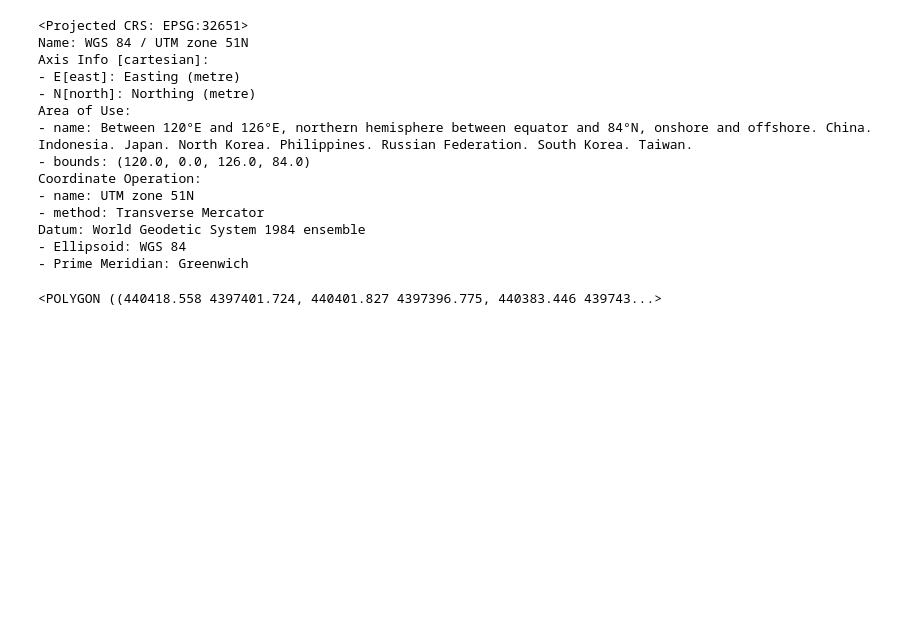
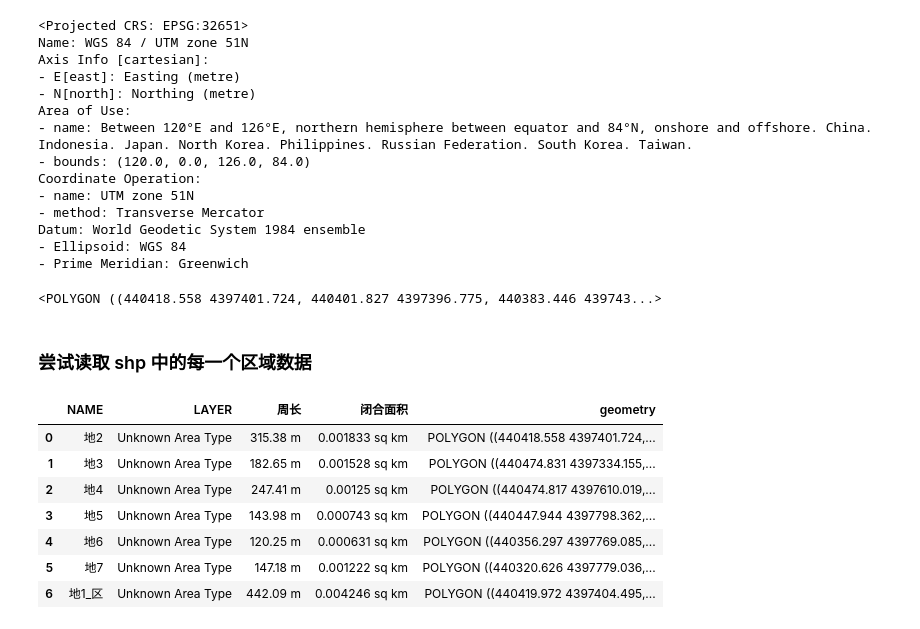
Before and after one commit to Teayyyy/CPP_on_Mountainous_Hilly_Field, a Jupyter notebook: Scratch/test_Load_Shp/test_load_shp.ipynb, the cells around one changed output. Cells and saved outputs as stored; diff of their text form; code cells hidden in the pictures; blank space fills up the shorter version.

Commit message:
updating, did some test including calculating minimum_rotated_rectangle, and how to extract one polygon from geopandas, and make it a new geopandas by add .crs info in it

```diff
--- a/Scratch/test_Load_Shp/test_load_shp.ipynb
+++ b/Scratch/test_Load_Shp/test_load_shp.ipynb
@@ -88,3 +88,18 @@ Datum: World Geodetic System 1984 ensemble
 all_shp2.geometry[0]
 # %% [output]
 <POLYGON ((440418.558 4397401.724, 440401.827 4397396.775, 440383.446 439743...>
+# %% [markdown]
+### 尝试读取 shp 中的每一个区域数据
+# %%
+shp_path = 'shp_file/村1地_全区.shp'
+shp_df = gpd.read_file(shp_path)
+shp_df
+# %% [output]
+|  | NAME | LAYER | 周长 | 闭合面积 | geometry |
+| 0 | 地2 | Unknown Area Type | 315.38 m | 0.001833 sq km | POLYGON ((440418.558 4397401.724,... |
+| 1 | 地3 | Unknown Area Type | 182.65 m | 0.001528 sq km | POLYGON ((440474.831 4397334.155,... |
+| 2 | 地4 | Unknown Area Type | 247.41 m | 0.00125 sq km | POLYGON ((440474.817 4397610.019,... |
+| 3 | 地5 | Unknown Area Type | 143.98 m | 0.000743 sq km | POLYGON ((440447.944 4397798.362,... |
+| 4 | 地6 | Unknown Area Type | 120.25 m | 0.000631 sq km | POLYGON ((440356.297 4397769.085,... |
+| 5 | 地7 | Unknown Area Type | 147.18 m | 0.001222 sq km | POLYGON ((440320.626 4397779.036,... |
+| 6 | 地1_区 | Unknown Area Type | 442.09 m | 0.004246 sq km | POLYGON ((440419.972 4397404.495,... |
```
Also changed, not shown: parts of 1 cell of this notebook, 1 other file.
